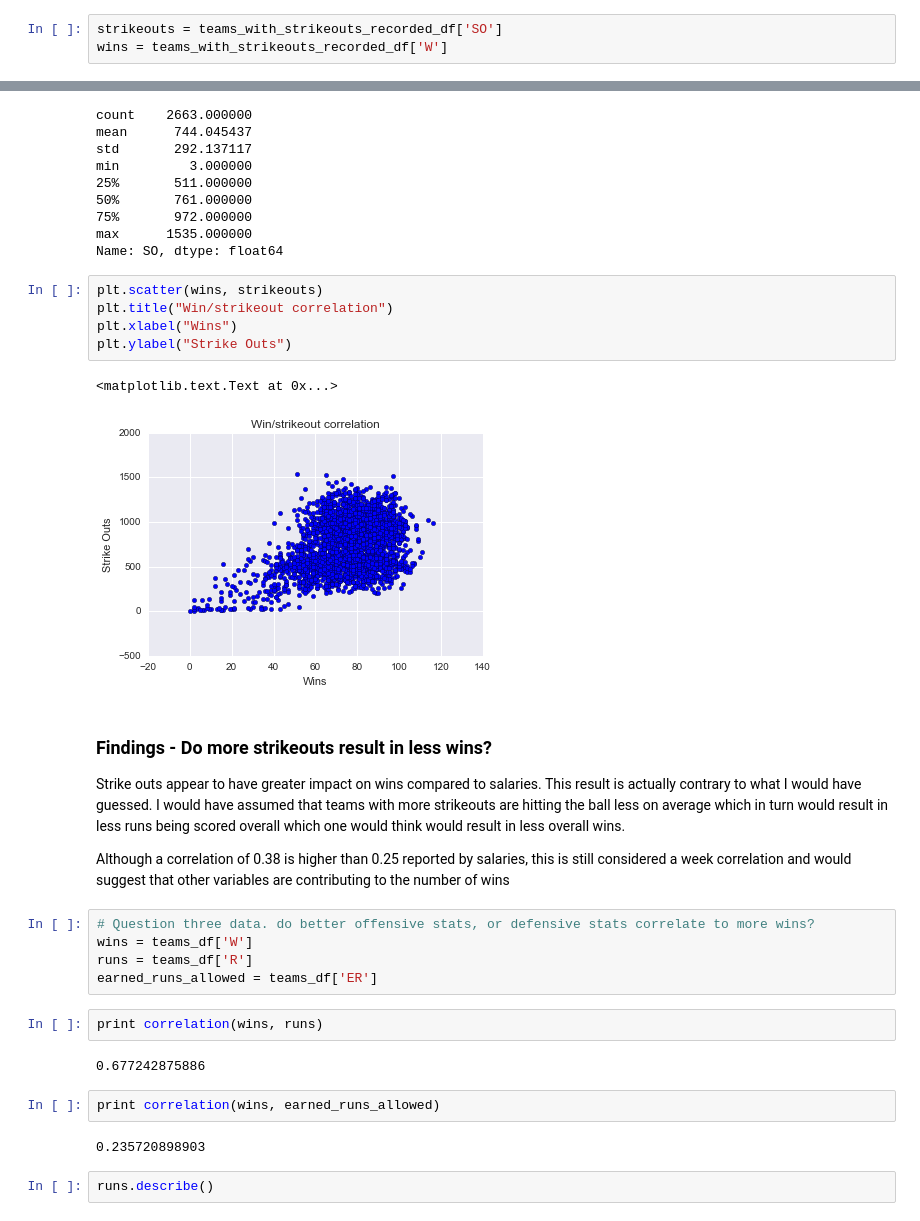
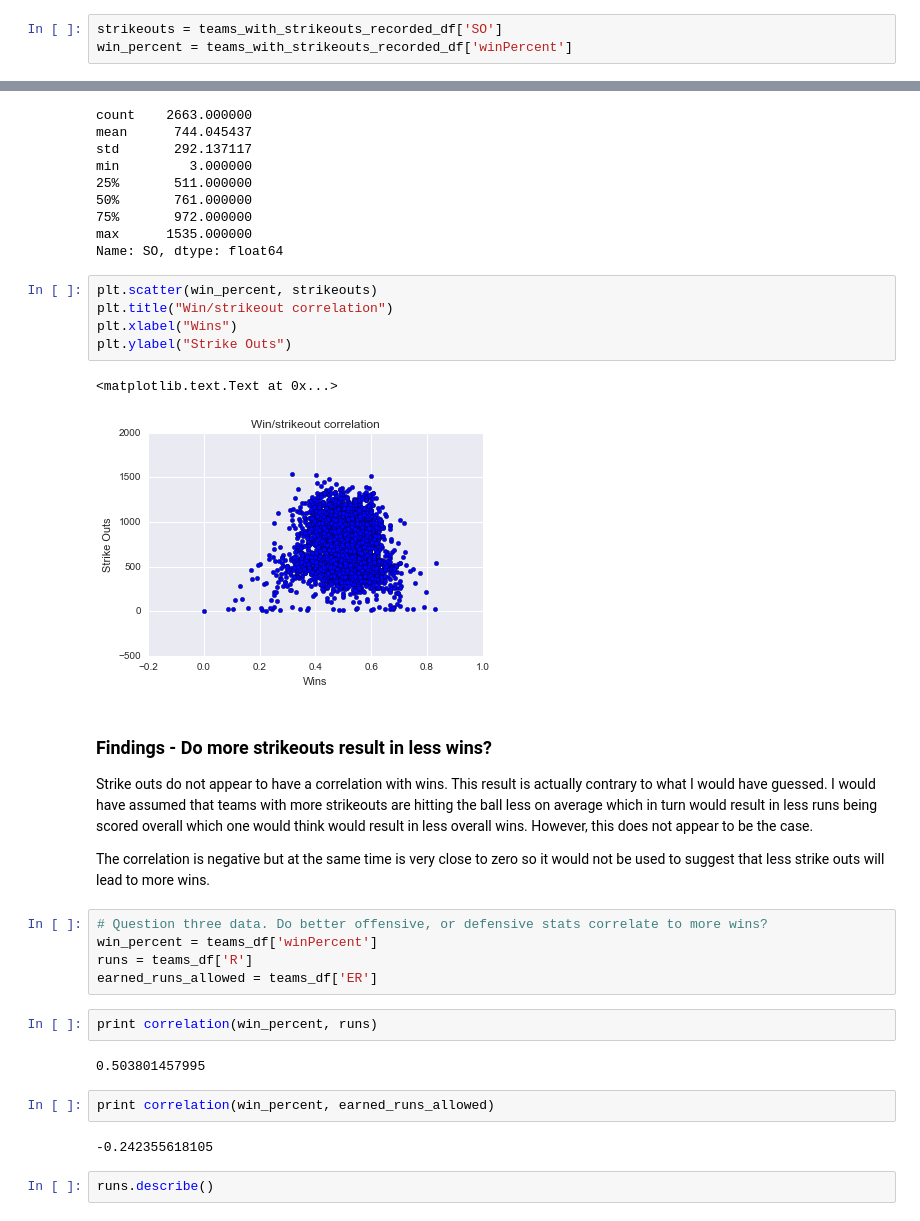
Before and after one commit to tenchjames/BaseballDataAnalysis, a Jupyter notebook: BaseballAnalysis.ipynb, the cells around one changed output, grey strips where cells are left out. Cells and saved outputs as stored; diff of their text form.

```diff
--- a/BaseballAnalysis.ipynb
+++ b/BaseballAnalysis.ipynb
@@ -119,5 +125,5 @@ Based on the computed correlation we can see that there appears to be a small po
 teams_with_strikeouts_recorded_df = teams_df[teams_df['SO'] > 0]
 # %%
 strikeouts = teams_with_strikeouts_recorded_df['SO']
-wins = teams_with_strikeouts_recorded_df['W']
+win_percent = teams_with_strikeouts_recorded_df['winPercent']
 # %%
@@ -137,31 +143,31 @@ min         3.000000
 max      1535.000000
 Name: SO, dtype: float64
 # %%
-plt.scatter(wins, strikeouts)
+plt.scatter(win_percent, strikeouts)
 plt.title("Win/strikeout correlation")
 plt.xlabel("Wins")
 plt.ylabel("Strike Outs")
 # %% [output]
 <matplotlib.text.Text at 0x...>
-[figure, old version]
+[figure, new version]
 # %% [markdown]
 ### Findings - Do more strikeouts result in less wins?
-Strike outs appear to have greater impact on wins compared to salaries. This result is actually contrary to what I would have guessed. I would have assumed that teams with more strikeouts are hitting the ball less on average which in turn would result in less runs being scored overall which one would think would result in less overall wins.
+Strike outs do not appear to have a correlation with wins. This result is actually contrary to what I would have guessed. I would have assumed that teams with more strikeouts are hitting the ball less on average which in turn would result in less runs being scored overall which one would think would result in less overall wins. However, this does not appear to be the case.
 
-Although a correlation of 0.38 is higher than 0.25 reported by salaries, this is still considered a week correlation and would suggest that other variables are contributing to the number of wins
+The correlation is negative but at the same time is very close to zero so it would not be used to suggest that less strike outs will lead to more wins.
 # %%
-# Question three data. do better offensive stats, or defensive stats correlate to more wins?
-wins = teams_df['W']
+# Question three data. Do better offensive, or defensive stats correlate to more wins?
+win_percent = teams_df['winPercent']
 runs = teams_df['R']
 earned_runs_allowed = teams_df['ER']
 # %%
-print correlation(wins, runs)
+print correlation(win_percent, runs)
 # %% [output]
-0.677242875886
+0.503801457995
 # %%
-print correlation(wins, earned_runs_allowed)
+print correlation(win_percent, earned_runs_allowed)
 # %% [output]
-0.235720898903
+-0.242355618105
 # %%
 runs.describe()
 # %% [output]
```
Also changed, not shown: parts of 29 cells of this notebook.
